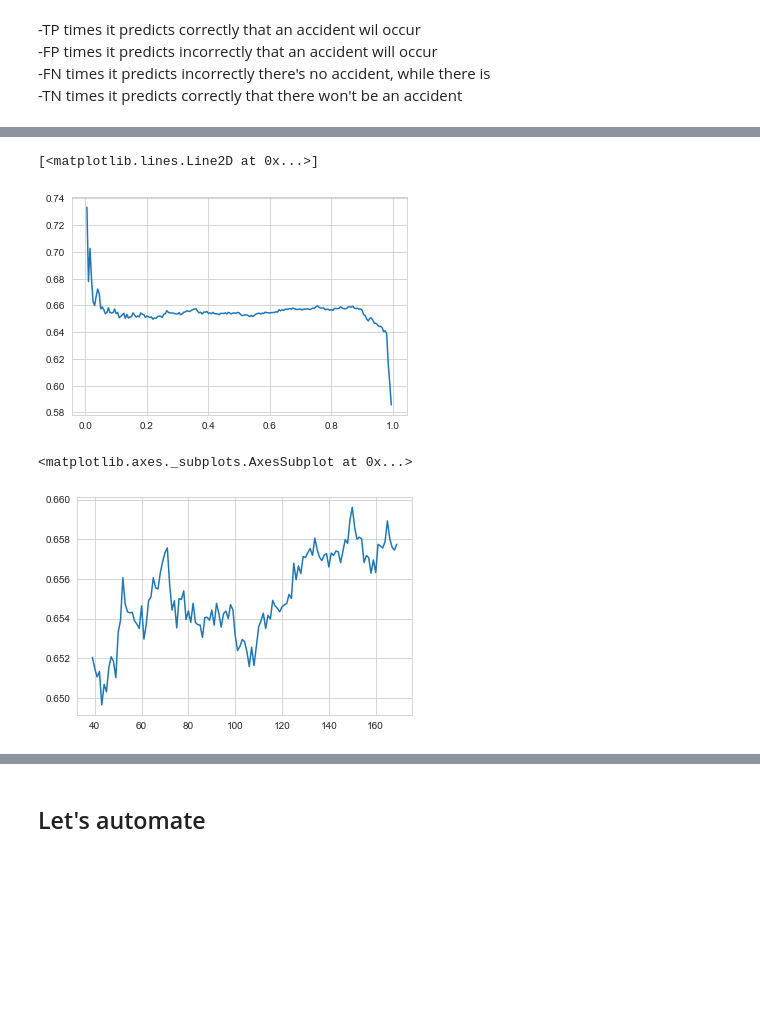
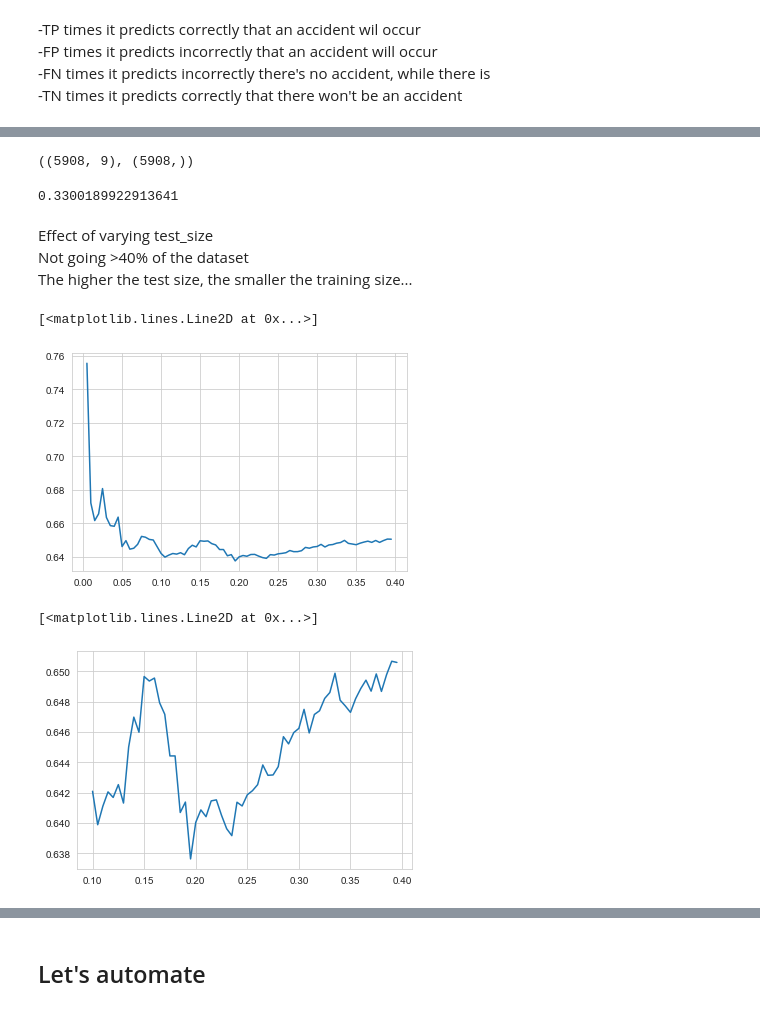
Before and after one commit to rluyck/Road_accidents_Belgium, a Jupyter notebook: Road_accidents_model.ipynb, the cells around one changed output, grey strips where cells are left out. Cells and saved outputs as stored; diff of their text form; code cells hidden in the pictures; blank space fills up the shorter version.

```diff
--- a/Road_accidents_model.ipynb
+++ b/Road_accidents_model.ipynb
@@ -427,7 +427,5 @@ final_bucket_list[1]
 type(final_bucket_list[1])
 # %% [output]
 pandas.core.frame.DataFrame
-# %%
-alpha = final_bucket_list[1].corr()
 # %%
 plt.figure(figsize=[12,8])
@@ -449,3 +470,3 @@ Index(['where', 'how', 'illumination', 'typeofroad', 'refnisprov', 'death',
 # %%
 X = final_bucket_list[1][['where', 'how', 'illumination', 'typeofroad', 'refnisprov', 'month', 'year', 'dayow', 'hr']]
-y = final_bucket_list[1]['death']
+y = final_bucket_list[1][['death']]
@@ -516,0 +575,2 @@ print(confusion_matrix(y_test,predictions))
+# %%
+X_train, X_test, y_train, y_test = train_test_split(X, y, test_size=0.33, random_state=42)
@@ -516,0 +581,4 @@ print(confusion_matrix(y_test,predictions))
+# %%
+X_test.shape, y_test.shape
+# %% [output]
+((5908, 9), (5908,))
@@ -517,7 +588,15 @@ print(confusion_matrix(y_test,predictions))
+# %%
+X_test_shape[0]/(X_test_shape[0]+X_train_shape[0])
+# %% [output]
+0.3300189922913641
+# %% [markdown]
+Effect of varying test_size<br>
+Not going >40% of the dataset<br>
+The higher the test size, the smaller the training size...
 # %%
 list_plot = []
 
-for alpha in  np.arange(0.005, 1, 0.005):
+for alpha in  np.arange(0.005, 0.4, 0.005):
 
     X_train, X_test, y_train, y_test = train_test_split(X, y, test_size=alpha, random_state=42)
     scaler = MinMaxScaler()
@@ -528,8 +607,8 @@ for alpha in  np.arange(0.005, 1, 0.005):
     predictions = logmodel.predict(X_test)
     list_plot.append(float(accuracy_score(y_test,predictions)))
 # %%
-plt.plot(np.arange(0.005, 1, 0.005),list_plot)
+plt.plot(np.arange(0.005, 0.4, 0.005),list_plot)
 # %% [output]
 [<matplotlib.lines.Line2D at 0x...>]
-[figure, old version]
+[figure, new version]
 # %%
@@ -545,8 +624,8 @@ performance = performance[performance['test size'].between(0.2, 0.85)]
-# %%
-performance['accuracy_score'].plot()
-# %% [output]
-<matplotlib.axes._subplots.AxesSubplot at 0x...>
-[figure, removed]
+# %%
+plt.plot(performance['test size'],performance['accuracy_score'])
+# %% [output]
+[<matplotlib.lines.Line2D at 0x...>]
+[figure, added]
 # %%
 performance['accuracy_score'].max()
 # %% [output]
```
Also changed, not shown: parts of 49 cells of this notebook.
